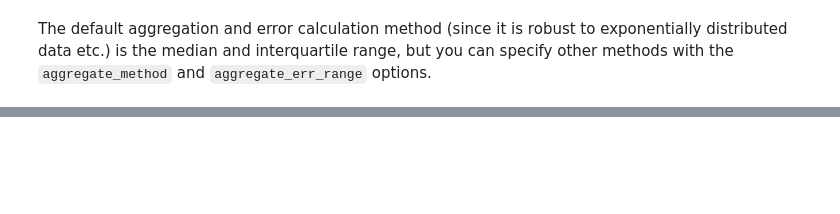
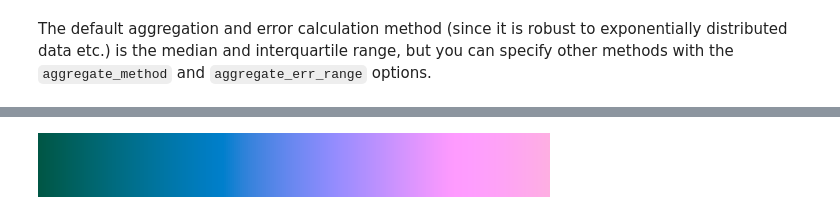
Before and after one commit to jcmgray/xyzpy, a Jupyter notebook: docs/plotting.ipynb, the cells around one changed output, grey strips where cells are left out. Saved outputs shown, nothing was run; the diff lists cells and outputs as text; code cells hidden in the pictures; blank space fills up the shorter version.

```diff
--- a/docs/plotting.ipynb
+++ b/docs/plotting.ipynb
@@ -289 +301,5 @@ fig, axs = ds.xyz.plot(
+# %%
+xyz.cmoke(0.75, hue_shift=0.5)
+# %% [output]
+[figure, added]
 # %% [markdown]
```
Also changed, not shown: parts of 12 cells of this notebook, 4 other files.
